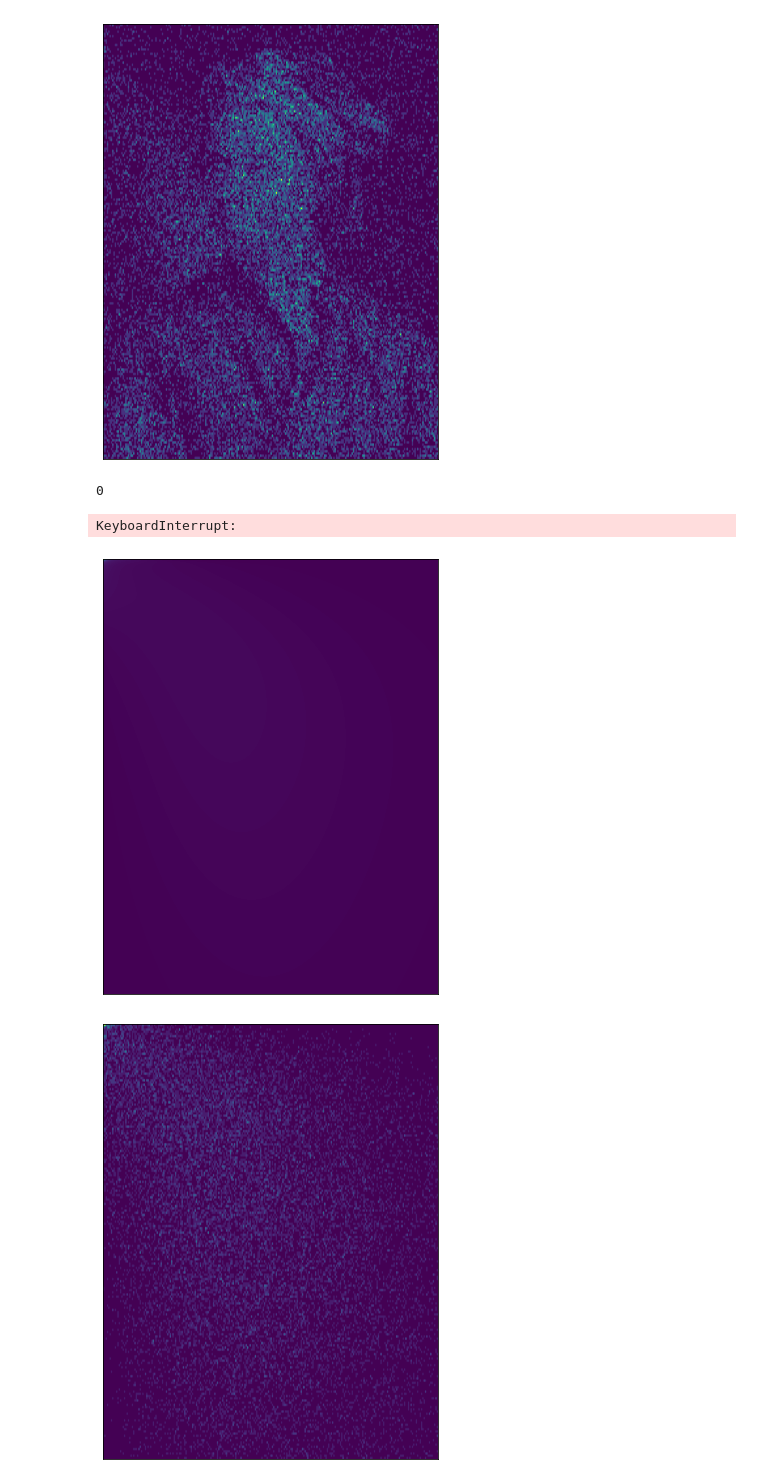
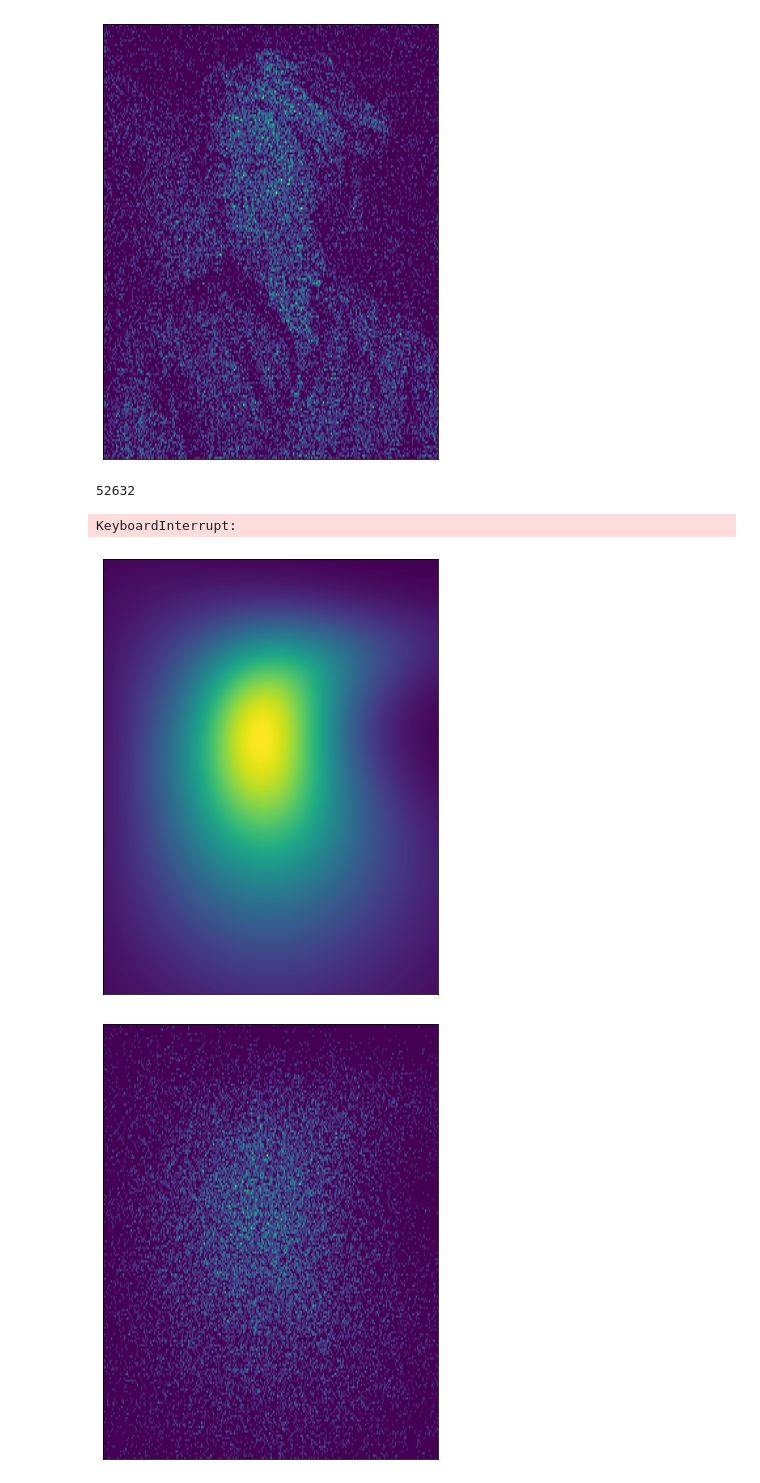
Before and after one commit to ElouanARGOUARCH/Normalizing_Flows, a Jupyter notebook: experiments/image/euler.ipynb, the cells around one changed output. Saved outputs shown, nothing was run; the diff lists cells and outputs as text; code cells hidden in the pictures.

```diff
--- a/experiments/image/euler.ipynb
+++ b/experiments/image/euler.ipynb
@@ -35,13 +38,13 @@ plt.imshow(grey)
 #Sample data according to image
 vector_density = grey.flatten()
 vector_density = vector_density/torch.sum(vector_density)
-lignes, colonnes = grey.shape
+lines, columns = grey.shape
 num_samples = 30000
 cat = torch.distributions.Categorical(probs = vector_density)
 categorical_samples = cat.sample([num_samples])
-target_samples = torch.cat([(categorical_samples//colonnes  + torch.rand([num_samples])).unsqueeze(-1), (categorical_samples%colonnes + torch.rand([num_samples])).unsqueeze(-1)], dim = -1)
+target_samples = torch.cat([((categorical_samples//columns  + torch.rand([num_samples]))/lines).unsqueeze(-1), ((categorical_samples%columns + torch.rand([num_samples]))/columns).unsqueeze(-1)], dim = -1)
 # %%
-hist_target_samples, x_edges, y_edges = numpy.histogram2d(target_samples[:,1].numpy(), target_samples[:, 0].numpy(), bins = (lines, columns),range = [[0, columns],[0,lines]])
+hist_target_samples, x_edges, y_edges = numpy.histogram2d(target_samples[:,1].numpy(), target_samples[:, 0].numpy(), bins = (lines, columns),range = [[0, 1],[0,1]])
 figure = plt.figure(figsize = (12,8))
 plt.tick_params(left=False,bottom=False,labelleft=False,labelbottom=False)
 plt.imshow(torch.flip(torch.flip(torch.tensor(hist_target_samples).T,[0,1]),[0,1]),extent = [0,columns,0, lines])
@@ -52,26 +55,26 @@ plt.imshow(torch.flip(torch.flip(torch.tensor(hist_target_samples).T,[0,1]),[0,1
 num_samples = target_samples.shape[0]
 epochs =1000
 batch_size = 3000
-structure = [[RealNVPDensityEstimatorLayer,[128,128,128]],[RealNVPDensityEstimatorLayer,[128,128,128]],[RealNVPDensityEstimatorLayer,[128,128,128]],[RealNVPDensityEstimatorLayer,[128,128,128]]]
+number_layer = 6
+structure = [[RealNVPDensityEstimatorLayer, [64,64,64]] for i in range(number_layer)]
 realnvp = MixedModelDensityEstimator(target_samples,structure)
-total_params = sum(p.numel() for p in realnvp.parameters() if p.requires_grad)
-print(total_params)
+print(realnvp.compute_number_params())
 realnvp.train(epochs, batch_size)
 # %% [output]
-0
+52632
 KeyboardInterrupt:
 # %%
 with torch.no_grad():
-    grid = torch.cartesian_prod(torch.linspace(0,lines,2*lines),torch.linspace(0,columns, 2*columns))
-    density = torch.exp(realnvp.log_density(grid)).reshape(2*lines,2*columns).T
+    grid = torch.cartesian_prod(torch.linspace(0,1,lines),torch.linspace(0,1, columns))
+    density = torch.exp(realnvp.log_density(grid)).reshape(lines,columns).T
     figure = plt.figure(figsize = (12,8))
     plt.tick_params(left=False,bottom=False,labelleft=False,labelbottom=False)
     plt.imshow(torch.flip(torch.flip(density.T,[0,1]),[0,1]),extent = [0,columns,0, lines])
     dif_samples = realnvp.sample_model(target_samples.shape[0])
-    hist_dif_samples, x_edges, y_edges = numpy.histogram2d(dif_samples[:,1].numpy(), dif_samples[:, 0].numpy(), bins = (lines, columns),range = [[0, columns],[0,lines]])
+    hist_dif_samples, x_edges, y_edges = numpy.histogram2d(dif_samples[:,1].numpy(), dif_samples[:, 0].numpy(), bins = (lines, columns),range = [[0, 1],[0,1]])
     figure = plt.figure(figsize = (12,8))
     plt.tick_params(left=False,bottom=False,labelleft=False,labelbottom=False)
     plt.imshow(torch.flip(torch.flip(torch.tensor(hist_dif_samples).T,[0,1]),[0,1]),extent = [0,columns,0, lines])
 # %% [output]
-[figure, old version]
+[figure, new version]
-[figure, old version]
+[figure, new version]
```
Also changed, not shown: parts of 1 cell of this notebook, 2 other files.
